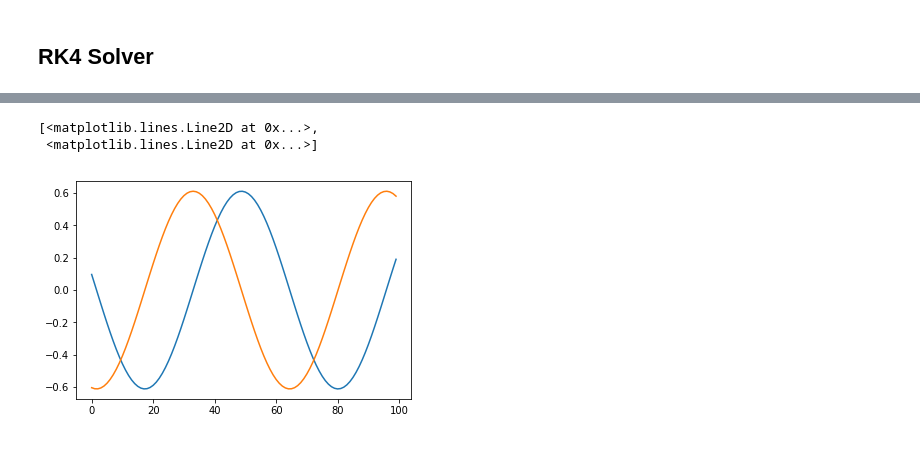
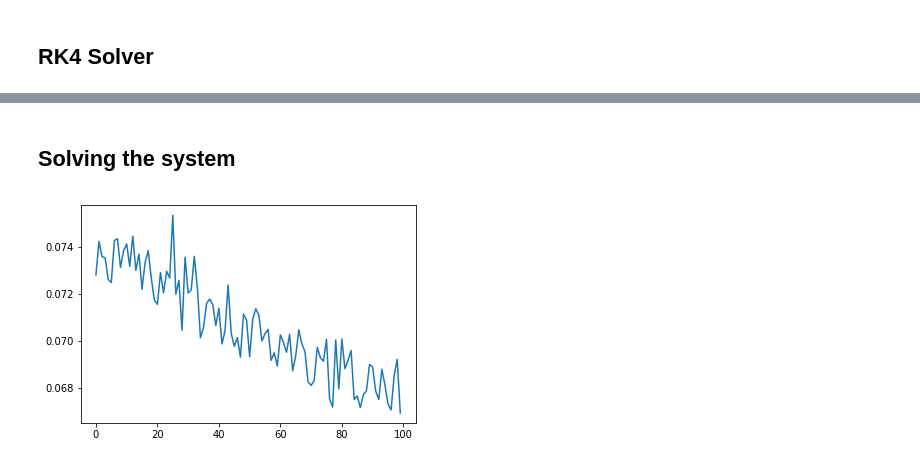
Before and after one commit to gffcampbell/hamiltonian-solver, a Jupyter notebook: Hamiltonian_Solver_2.ipynb, the cells around one changed output, grey strips where cells are left out. Saved outputs shown, nothing was run; the diff lists cells and outputs as text; code cells hidden in the pictures.

```diff
--- a/Hamiltonian_Solver_2.ipynb
+++ b/Hamiltonian_Solver_2.ipynb
@@ -27,7 +44,7 @@ def rk4_step(dX_dt, n_params):
 
     in_tensor = Input(shape=(n_params+1,))
 
-    h  = Lambda(lambda x: x[:,0]) (in_tensor)
+    h  = Lambda(lambda x: x[:,0:1]) (in_tensor)
     X0 = Lambda(lambda x: x[:,1:])(in_tensor)
 
     k1 = dX_dt(X0)
@@ -42,6 +59,6 @@ def rk4_step(dX_dt, n_params):
 
     X1 = Add()([X0, dX])
 
-    out_tensor = Concatenate()([Reshape((1,))(h), X1])
+    out_tensor = Concatenate()([h, X1])
 
     return Model(inputs=in_tensor, outputs=out_tensor)
@@ -66,18 +147,39 @@ def hamiltonian_time_evolution(n_dims):
+# %%
+#V_NN = swish_mlp(n_dims, 1, [10,20,10],
+#               reg_scale=0.0, weight_scale = 1.0)
+
+H_NN = swish_mlp(2*n_dims, 1, [10,100,100,10],
+               reg_scale=0.0, weight_scale = 1.0)
+
+#H_NN = keras.models.Sequential()
+#H_NN.add(Dense(10, input_dim=2*n_dims,
+#               activation='tanh', bias_initializer='glorot_uniform'))
+#H_NN.add(Dense(20, activation='tanh',
+#               bias_initializer='glorot_uniform'))
+#H_NN.add(Dense(10, activation='tanh',
+#               bias_initializer='glorot_uniform'))
+#_NN.add(Dense(1, activation='tanh', bias_initializer='glorot_uniform'))
+# %% [markdown]
+## Solving the system
 # %%
-n_dims = 1
+#dX_dt = potential_evolution(n_dims, V_NN)
 
-dX_dt = hamiltonian_time_evolution(n_dims)
+dX_dt = hamiltonian_evolution(n_dims, H_NN)
 model = rk4_step(dX_dt, 2*n_dims)
-# %%
-xp = np.insert(np.random.randn(2*n_dims), 0, 0.1).reshape((1,1+2*n_dims))
-x = []
-
-for i in range (100):
-    x += [xp[0][1:]]
-    xp = model.predict([xp])
-
-plt.plot(np.array(x))
-# %% [output]
-[<matplotlib.lines.Line2D at 0x...>,
- <matplotlib.lines.Line2D at 0x...>]
-[figure, removed]
+# %%
+def MSE(y_true, y_pred):
+    return K.mean(K.square(y_pred[:,1:] - y_true[:,1:]), axis=-1)
+
+def ME(y_true, y_pred):
+    return K.mean(K.abs(y_pred[:,1:] - y_true[:,1:]), axis=-1)
+
+model.compile(optimizer=keras.optimizers.Nadam(),
+                loss=ME, metrics=['mse'])
+# %%
+result = model.fit(x=X0_train, y=X1_train,
+                  batch_size=100, epochs=100, shuffle=True, verbose=0)
+
+plt.plot(result.history['loss'])
+plt.show()
+# %% [output]
+[figure, added]
```
Also changed, not shown: parts of 11 cells of this notebook.
